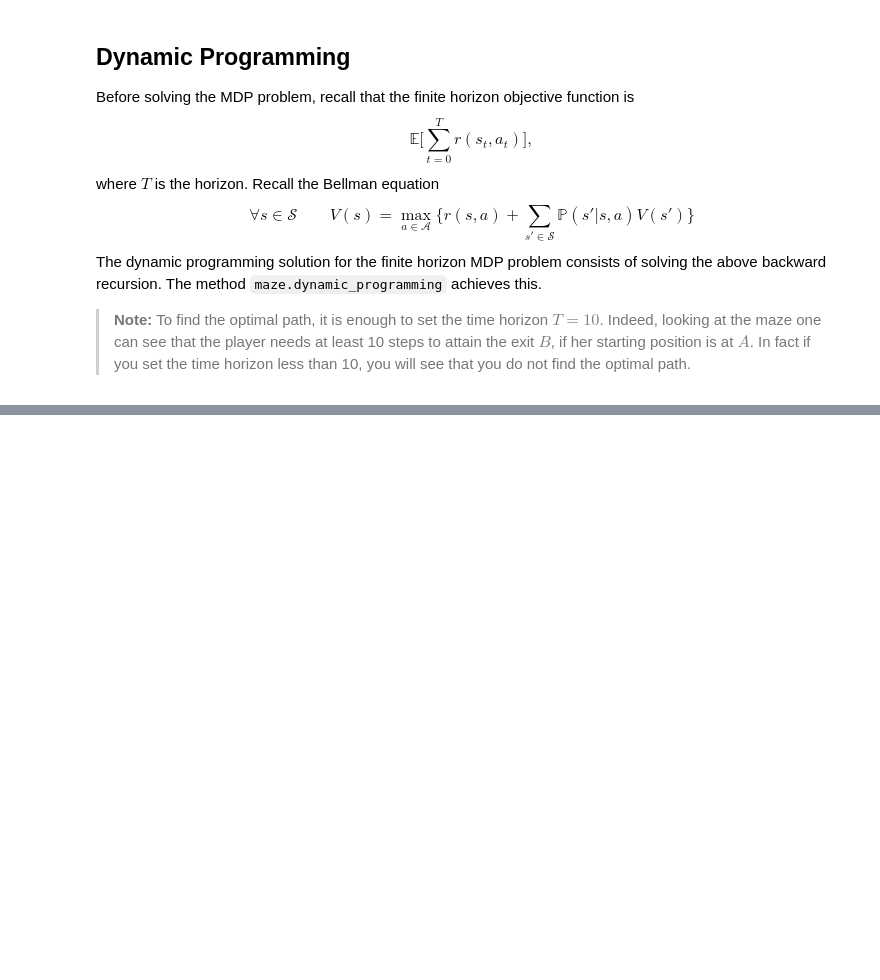
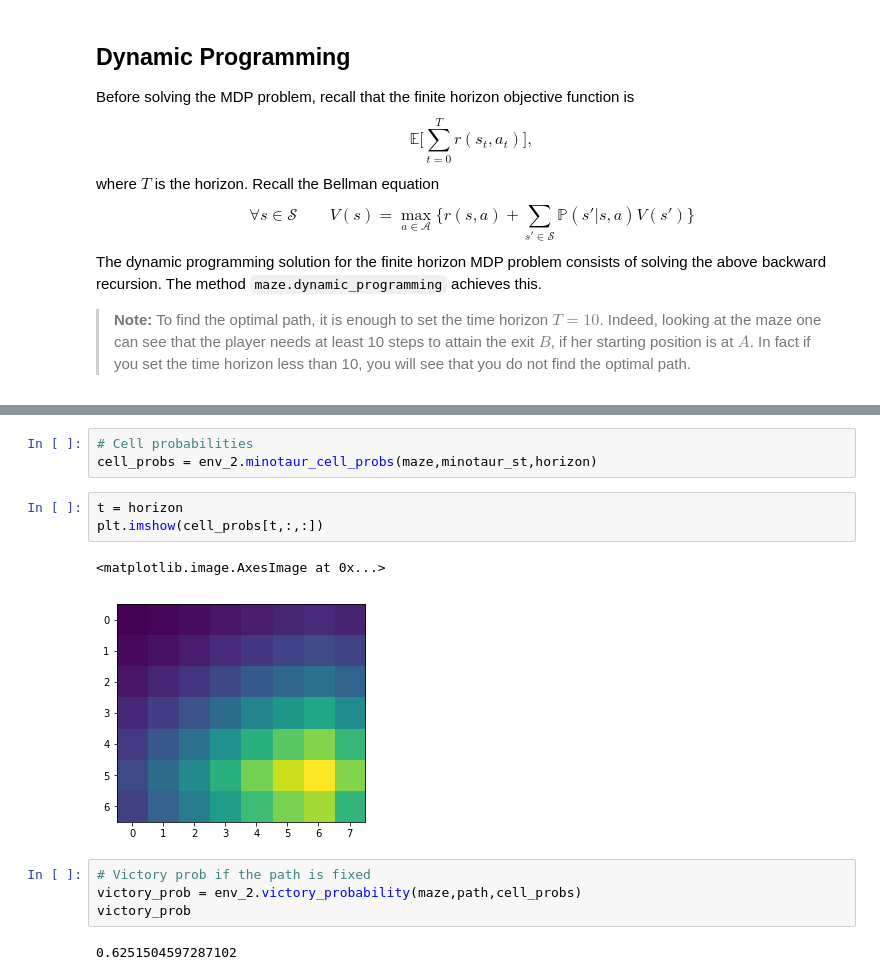
Before and after one commit to alejp1998/rl_lab1, a Jupyter notebook: problem1/problem_1.ipynb, the cells around one changed output, grey strips where cells are left out. Drawn from its saved outputs; the diff is of its cells as text; blank space fills up the shorter version.

```diff
--- a/problem1/problem_1.ipynb
+++ b/problem1/problem_1.ipynb
@@ -129,0 +189,15 @@ mz.animate_solution(maze, path)
+# %%
+# Cell probabilities
+cell_probs = env_2.minotaur_cell_probs(maze,minotaur_st,horizon)
+# %%
+t = horizon
+plt.imshow(cell_probs[t,:,:])
+# %% [output]
+<matplotlib.image.AxesImage at 0x...>
+[figure, added]
+# %%
+# Victory prob if the path is fixed
+victory_prob = env_2.victory_probability(maze,path,cell_probs)
+victory_prob
+# %% [output]
+0.6251504597287102
```
Also changed, not shown: parts of 28 cells of this notebook, 1 other file.
